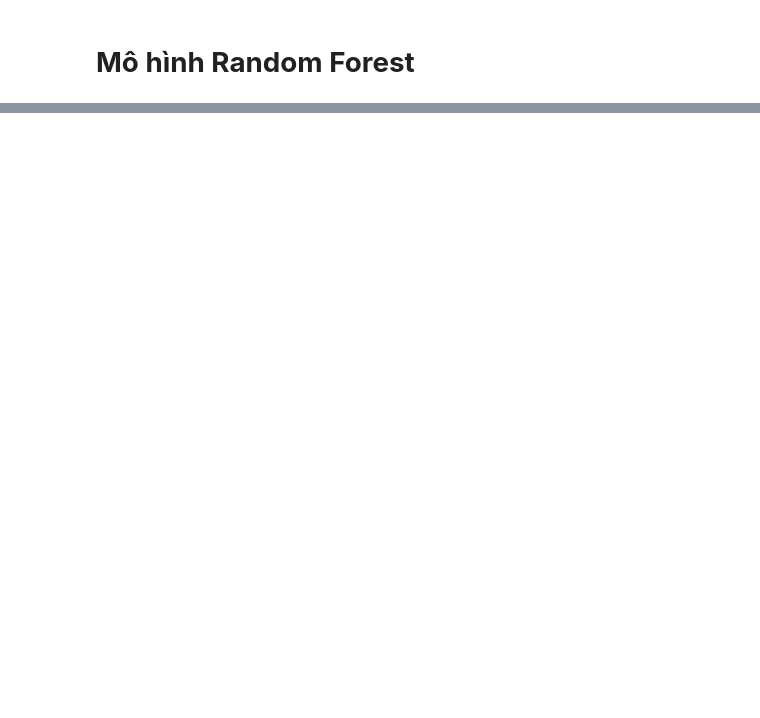
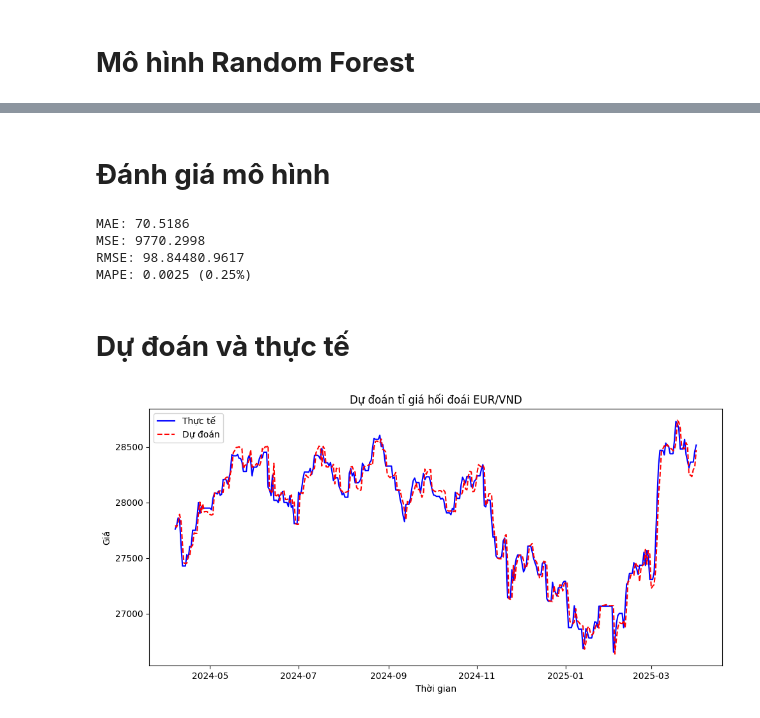
Before and after one commit to nggiang63/eur-vnd-exchange-rate, a Jupyter notebook: notebooks/randomforest.ipynb, the cells around one changed output, grey strips where cells are left out. Saved outputs shown, nothing was run; the diff lists cells and outputs as text; code cells hidden in the pictures; blank space fills up the shorter version.

```diff
--- a/notebooks/randomforest.ipynb
+++ b/notebooks/randomforest.ipynb
@@ -21,3 +42,8 @@ df.head()
+# %%
+train_size = int(len(X) * 0.8)
+X_train, y_train = X[:train_size], y[:train_size]
+X_test, y_test = X[train_size:], y[train_size:]
+train_timestamps, test_timestamps = timestamps[:train_size], timestamps[train_size:]
 # %% [markdown]
 # **Mô hình Random Forest**
 # %%
@@ -54,3 +80,6 @@ def build_rf_model(best_hp):
         random_state=42
     )
     return model
+# %%
+model_path = r"C:\Users\DELL\Downloads\eur-vnd-exchange-rate\models\RandomForest\best_rf_prices.pkl"
+best_model = train_rf(X_train, y_train, model_path)
@@ -56,0 +109,42 @@ def build_rf_model(best_hp):
+# %% [markdown]
+# **Đánh giá mô hình**
+# %%
+y_pred_test = best_model.predict(X_test)
+mae = mean_absolute_error(y_test, y_pred_test)
+mse = mean_squared_error(y_test, y_pred_test)
+rmse = np.sqrt(mse)
+r2 = r2_score(y_test, y_pred_test)
+mape = mean_absolute_percentage_error(y_test, y_pred_test)
+print(f"MAE: {mae:.4f}\nMSE: {mse:.4f}\nRMSE: {rmse:.4f}{r2:.4f}\nMAPE: {mape:.4f} ({mape * 100:.2f}%)")
+# %% [output]
+MAE: 70.5186
+MSE: 9770.2998
+RMSE: 98.84480.9617
+MAPE: 0.0025 (0.25%)
+# %% [markdown]
+# **Dự đoán và thực tế**
+# %%
+y_pred_test = best_model.predict(X_test)
+
+# Tạo test_timestamps từ chỉ mục của dữ liệu kiểm tra (nếu không có thời gian sẵn)
+test_timestamps = pd.to_datetime(test_timestamps)  # Đảm bảo timestamps là datetime
+
+# Vẽ biểu đồ chỉ với dữ liệu kiểm tra (dự đoán và thực tế)
+plt.figure(figsize=(10, 5))
+plt.plot(test_timestamps, y_test, label="Thực tế", color="blue")
+plt.plot(test_timestamps, y_pred_test, label="Dự đoán", linestyle="dashed", color="red")
+
+plt.xlabel("Thời gian")
+plt.ylabel("Giá")
+plt.title("Dự đoán tỉ giá hối đoái EUR/VND")
+
+# Chỉ hiển thị các năm trên trục x
+# plt.gca().xaxis.set_major_locator(mdates.YearLocator())  # Hiển thị theo năm
+# plt.gca().xaxis.set_major_formatter(mdates.DateFormatter('%Y'))  # Định dạng chỉ hiển thị năm
+# plt.xticks(rotation=45)
+
+plt.legend()
+plt.tight_layout()
+plt.show()
+# %% [output]
+[figure, added]
```
Also changed, not shown: parts of 9 cells of this notebook, 50 other files.
